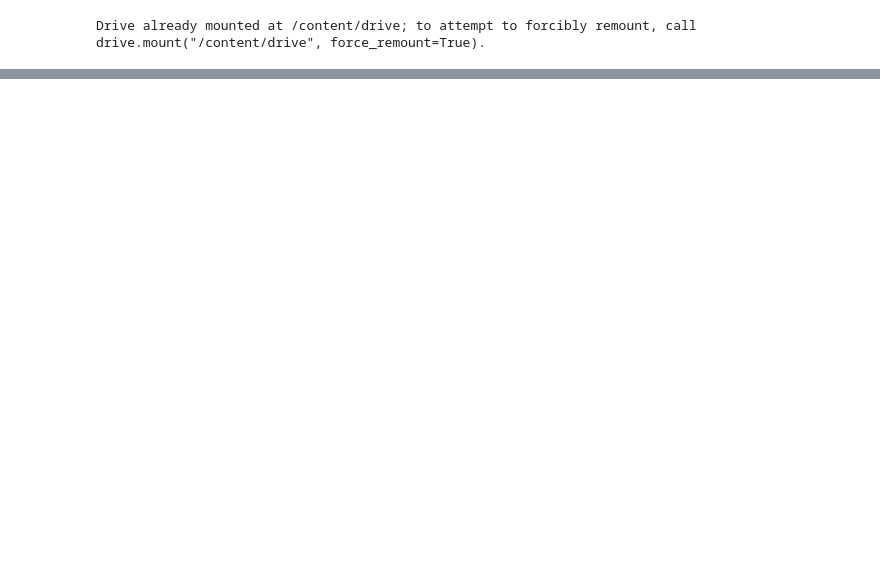
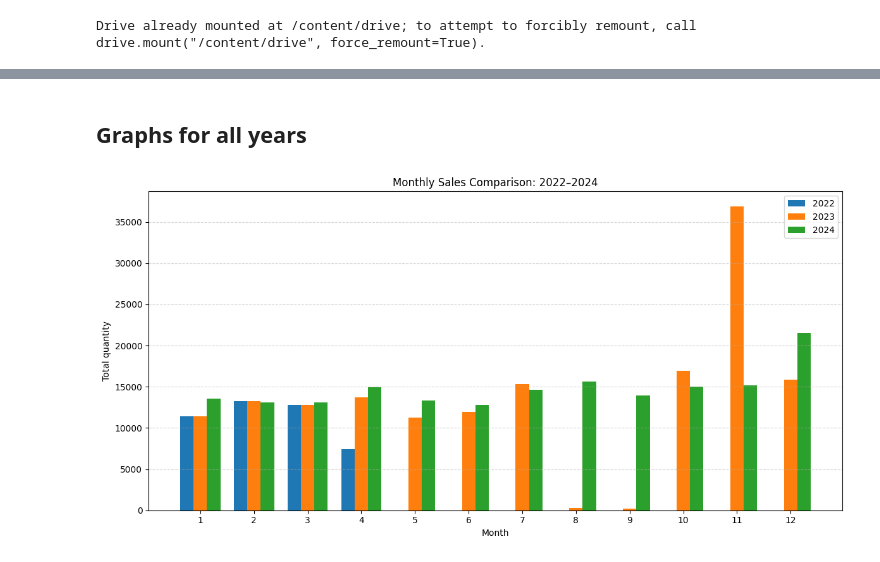
Before and after one commit to orifelszer/PapaJohns_Data_Science_Project, a Jupyter notebook: Visualization.ipynb, the cells around one changed output, grey strips where cells are left out. Saved outputs shown, nothing was run; the diff lists cells and outputs as text; code cells hidden in the pictures; blank space fills up the shorter version.

```diff
--- a/Visualization.ipynb
+++ b/Visualization.ipynb
@@ -534,0 +81,5 @@ plt.show()
+# %%
+df_2022['Month'] = pd.to_numeric(df_2022['Month'], errors='coerce')
+df_2022['כמות'] = pd.to_numeric(df_2022['כמות'], errors='coerce')
+# %%
+monthly_sales_2022 = df_2022.groupby('Month')['כמות'].sum().sort_index()
@@ -534,0 +106,5 @@ plt.show()
+# %%
+df_2023['Month'] = pd.to_numeric(df_2023['Month'], errors='coerce')
+df_2023['כמות'] = pd.to_numeric(df_2023['כמות'], errors='coerce')
+
+monthly_sales_2023 = df_2023.groupby('Month')['כמות'].sum().sort_index()
@@ -534,0 +148,31 @@ plt.show()
+# %% [markdown]
+## Graphs for all years
+# %%
+months = range(1, 13)
+bar_width = 0.25
+
+# מיקום כל עמודת שנה על ציר ה-X
+r1 = np.arange(len(months))
+r2 = [x + bar_width for x in r1]
+r3 = [x + bar_width for x in r2]
+
+# ודא שיש ערכים לכל חודש (גם אם 0)
+monthly_2022 = [monthly_sales_2022.get(month, 0) for month in months]
+monthly_2023 = [monthly_sales_2023.get(month, 0) for month in months]
+monthly_2024 = [monthly_sales_2024.get(month, 0) for month in months]
+
+plt.figure(figsize=(12, 6))
+plt.bar(r1, monthly_2022, width=bar_width, label='2022')
+plt.bar(r2, monthly_2023, width=bar_width, label='2023')
+plt.bar(r3, monthly_2024, width=bar_width, label='2024')
+
+plt.xlabel('Month')
+plt.ylabel('Total quantity')
+plt.title('Monthly Sales Comparison: 2022–2024')
+plt.xticks([r + bar_width for r in range(len(months))], months)
+plt.grid(axis='y', linestyle='--', alpha=0.5)
+plt.legend()
+plt.tight_layout()
+plt.show()
+# %% [output]
+[figure, added]
```
Also changed, not shown: parts of 41 cells of this notebook.
